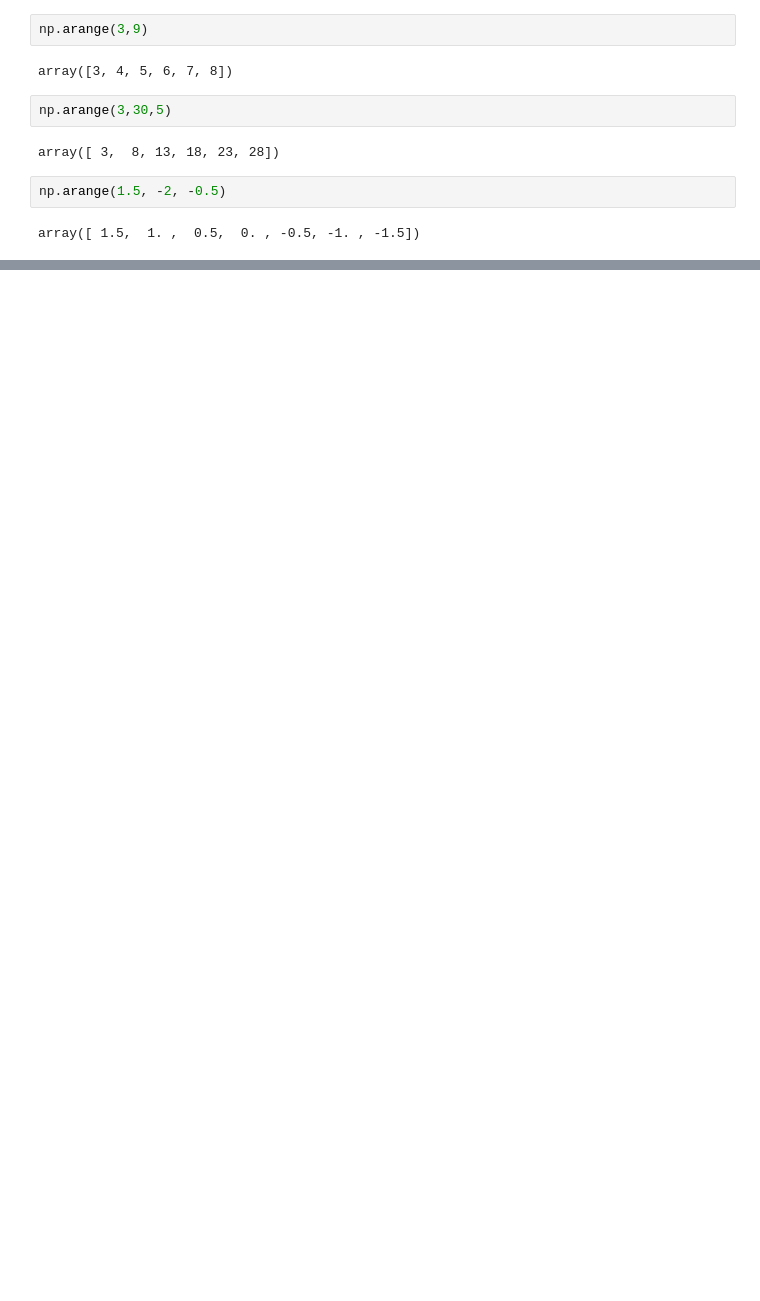
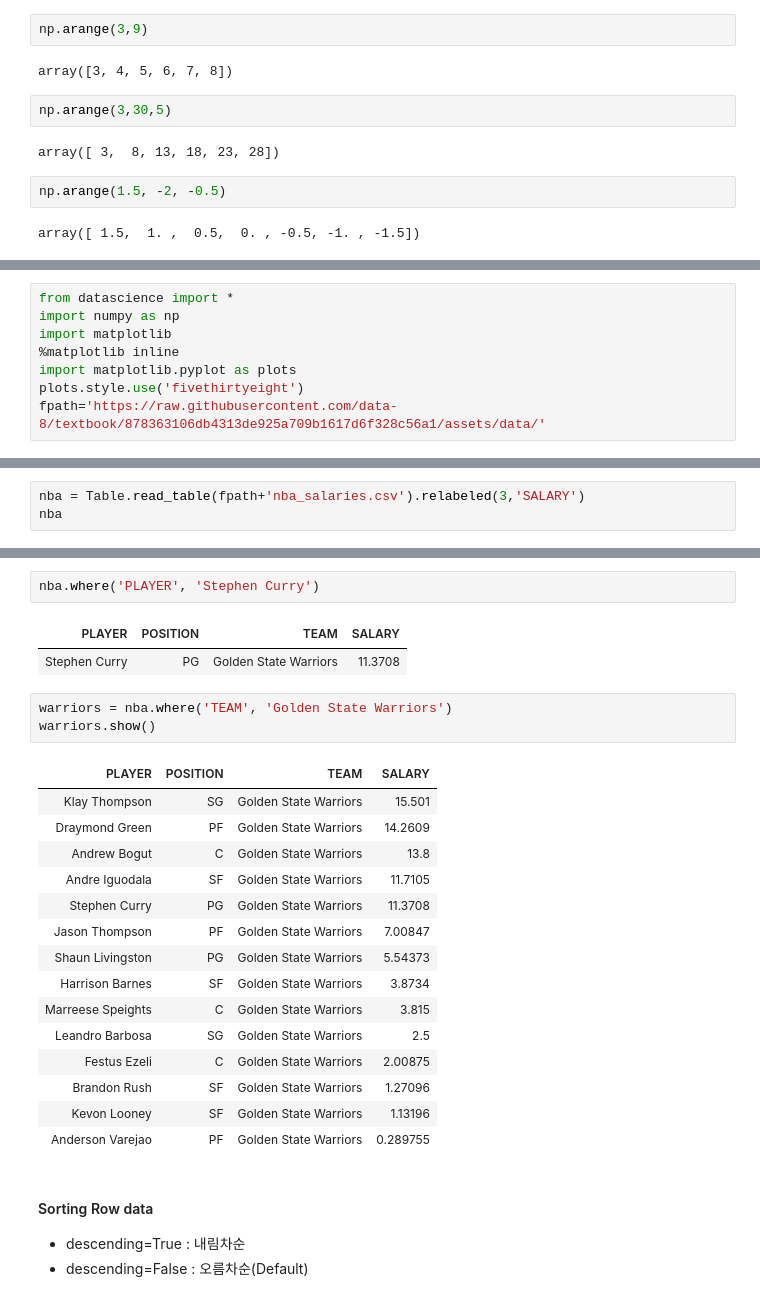
Before and after one commit to Sianus/School_Lecture, a Jupyter notebook: DataScience/Self_contents/따라쓰기.ipynb, the cells around one changed output, grey strips where cells are left out. Cells and saved outputs as stored; diff of their text form; blank space fills up the shorter version.

```diff
--- a/DataScience/Self_contents/따라쓰기.ipynb
+++ b/DataScience/Self_contents/따라쓰기.ipynb
@@ -565,0 +568,8 @@ array([ 1.5,  1. ,  0.5,  0. , -0.5, -1. , -1.5])
+# %%
+from datascience import *
+import numpy as np
+import matplotlib
+%matplotlib inline
+import matplotlib.pyplot as plots
+plots.style.use('fivethirtyeight')
+fpath='https://raw.githubusercontent.com/data-8/textbook/878363106db4313de925a709b1617d6f328c56a1/assets/data/'
@@ -565,0 +595,3 @@ array([ 1.5,  1. ,  0.5,  0. , -0.5, -1. , -1.5])
+# %%
+nba = Table.read_table(fpath+'nba_salaries.csv').relabeled(3,'SALARY')
+nba
@@ -565,0 +764,29 @@ array([ 1.5,  1. ,  0.5,  0. , -0.5, -1. , -1.5])
+# %%
+nba.where('PLAYER', 'Stephen Curry')
+# %% [output]
+| PLAYER | POSITION | TEAM | SALARY |
+| Stephen Curry | PG | Golden State Warriors | 11.3708 |
+# %%
+warriors = nba.where('TEAM', 'Golden State Warriors')
+warriors.show()
+# %% [output]
+| PLAYER | POSITION | TEAM | SALARY |
+| Klay Thompson | SG | Golden State Warriors | 15.501 |
+| Draymond Green | PF | Golden State Warriors | 14.2609 |
+| Andrew Bogut | C | Golden State Warriors | 13.8 |
+| Andre Iguodala | SF | Golden State Warriors | 11.7105 |
+| Stephen Curry | PG | Golden State Warriors | 11.3708 |
+| Jason Thompson | PF | Golden State Warriors | 7.00847 |
+| Shaun Livingston | PG | Golden State Warriors | 5.54373 |
+| Harrison Barnes | SF | Golden State Warriors | 3.8734 |
+| Marreese Speights | C | Golden State Warriors | 3.815 |
+| Leandro Barbosa | SG | Golden State Warriors | 2.5 |
+| Festus Ezeli | C | Golden State Warriors | 2.00875 |
+| Brandon Rush | SF | Golden State Warriors | 1.27096 |
+| Kevon Looney | SF | Golden State Warriors | 1.13196 |
+| Anderson Varejao | PF | Golden State Warriors | 0.289755 |
+# %% [markdown]
+#### Sorting Row data
+
+- descending=True : 내림차순
+- descending=False : 오름차순(Default)
```
Also changed, not shown: parts of 37 cells of this notebook, 6 other files.
